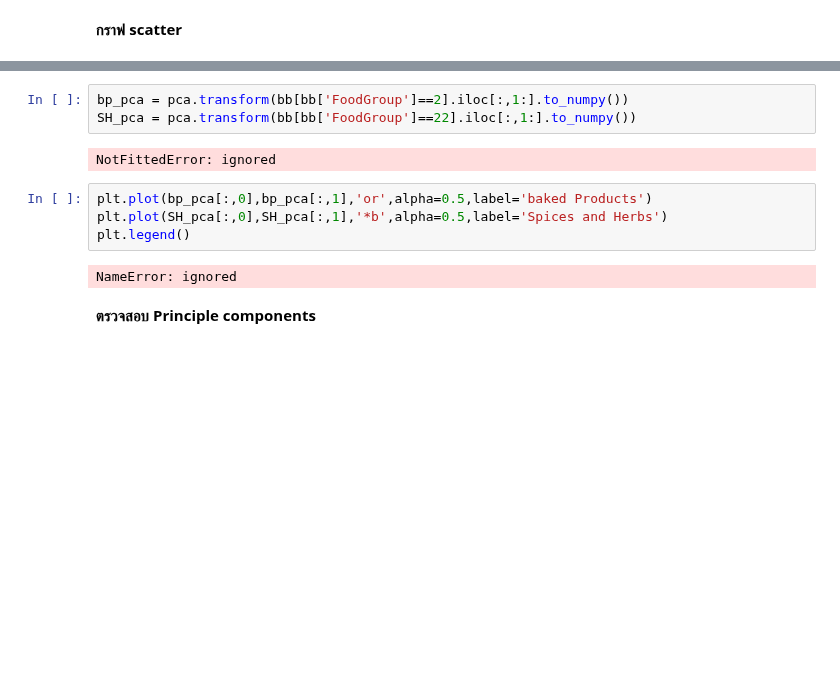
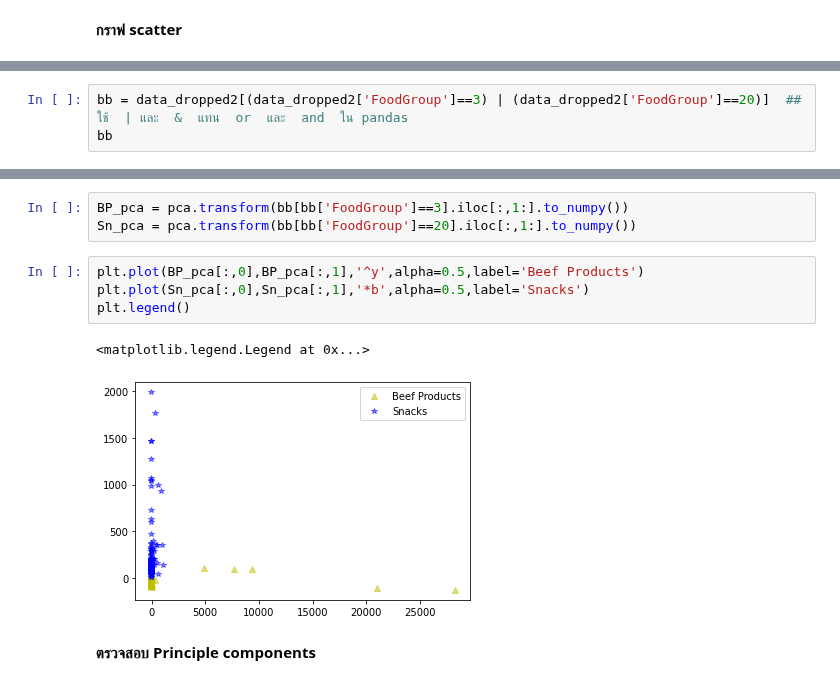
Before and after one commit to Thitichaya2000/multivariate, a Jupyter notebook: Exam01.ipynb, the cells around one changed output, grey strips where cells are left out. Drawn from its saved outputs; the diff is of its cells as text; blank space fills up the shorter version.

```diff
--- a/Exam01.ipynb
+++ b/Exam01.ipynb
@@ -581,0 +593,3 @@ bb
+# %%
+bb = data_dropped2[(data_dropped2['FoodGroup']==3) | (data_dropped2['FoodGroup']==20)]  ## ใช้  | และ  &  แทน  or  และ  and  ใน pandas
+bb
@@ -591,14 +618,13 @@ NameError: ignored
 # %%
-bp_pca = pca.transform(bb[bb['FoodGroup']==2].iloc[:,1:].to_numpy())
-SH_pca = pca.transform(bb[bb['FoodGroup']==22].iloc[:,1:].to_numpy())
+BP_pca = pca.transform(bb[bb['FoodGroup']==3].iloc[:,1:].to_numpy())
+Sn_pca = pca.transform(bb[bb['FoodGroup']==20].iloc[:,1:].to_numpy())
-# %% [output]
-NotFittedError: ignored
 # %%
-plt.plot(bp_pca[:,0],bp_pca[:,1],'or',alpha=0.5,label='baked Products')
-plt.plot(SH_pca[:,0],SH_pca[:,1],'*b',alpha=0.5,label='Spices and Herbs')
+plt.plot(BP_pca[:,0],BP_pca[:,1],'^y',alpha=0.5,label='Beef Products')
+plt.plot(Sn_pca[:,0],Sn_pca[:,1],'*b',alpha=0.5,label='Snacks')
 plt.legend()
 # %% [output]
-NameError: ignored
+<matplotlib.legend.Legend at 0x...>
+[figure, added]
 # %% [markdown]
 **ตรวจสอบ Principle components**
 # %%
```
Also changed, not shown: parts of 33 cells of this notebook.
